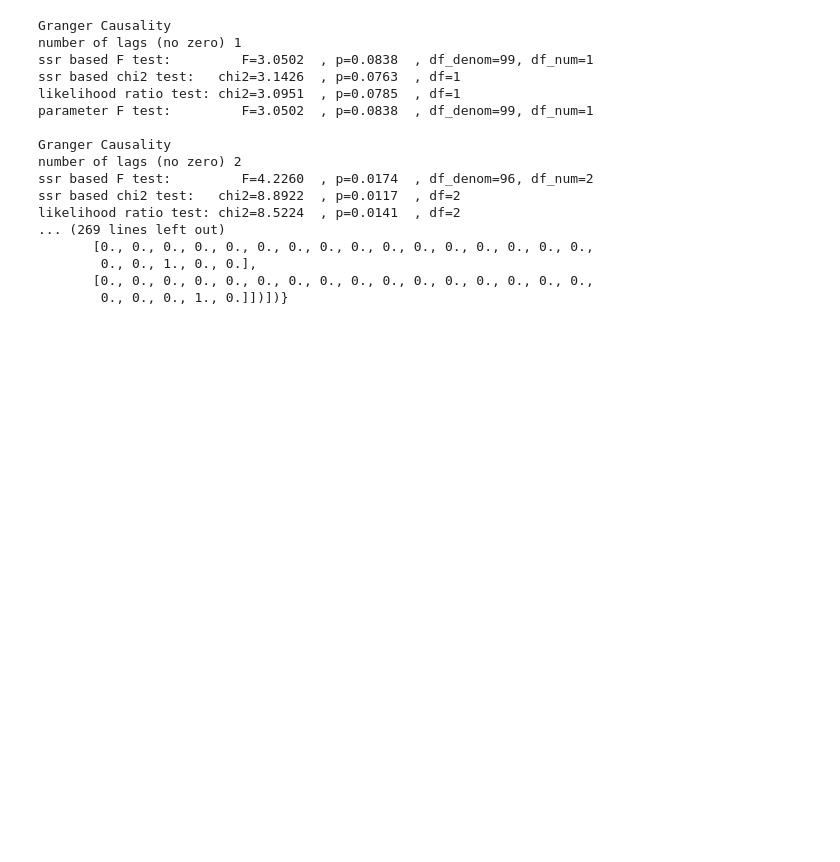
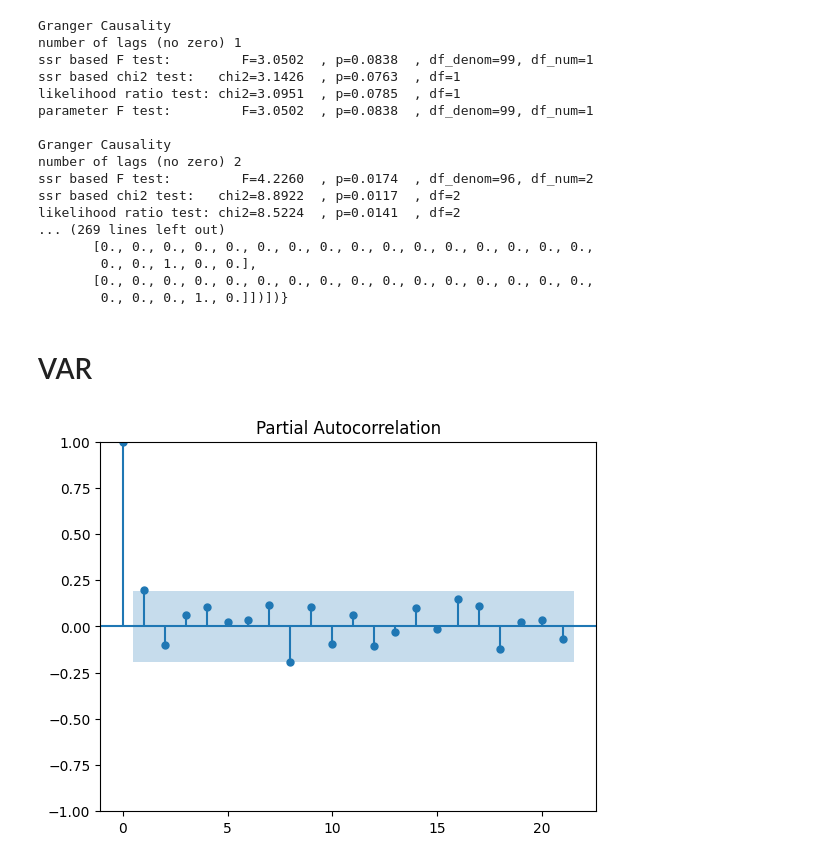
Before and after one commit to Dennis-2004/SDA, a Jupyter notebook: SDA.ipynb, the cells around one changed output. Saved outputs shown, nothing was run; the diff lists cells and outputs as text; code cells hidden in the pictures; blank space fills up the shorter version.

```diff
--- a/SDA.ipynb
+++ b/SDA.ipynb
@@ -208,3 +210,10 @@ likelihood ratio test: chi2=8.5224  , p=0.0141  , df=2
         0., 0., 1., 0., 0.],
        [0., 0., 0., 0., 0., 0., 0., 0., 0., 0., 0., 0., 0., 0., 0., 0.,
         0., 0., 0., 1., 0.]])])}
+# %% [markdown]
+# VAR
+# %%
+plot_pacf(weekly_data["open_diff"].dropna())
+plt.show()
+# %% [output]
+[figure, added]
```
Also changed, not shown: parts of 3 cells of this notebook.
